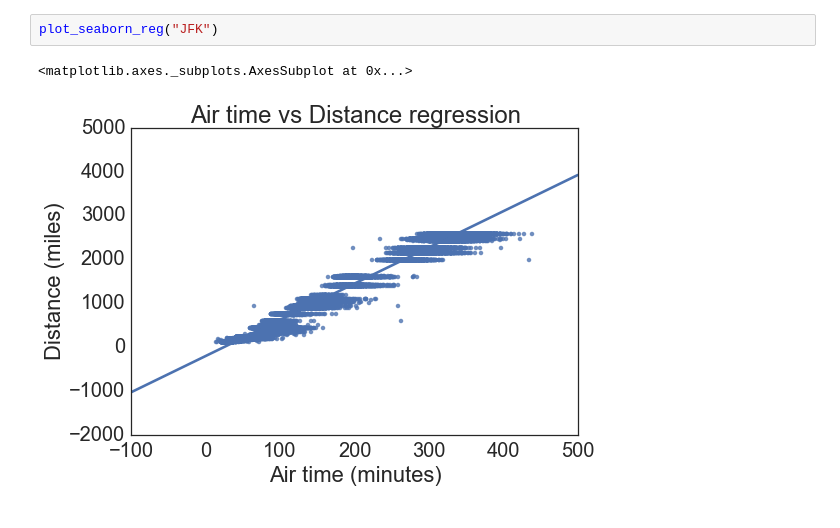
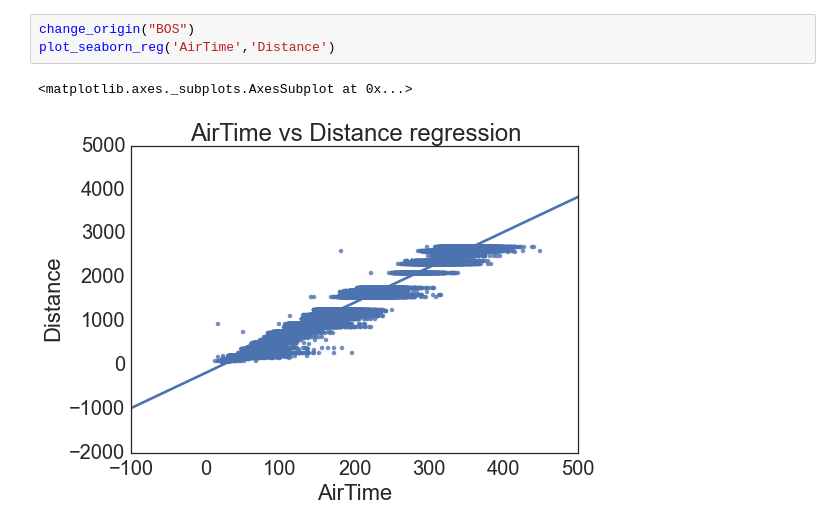
Before and after one commit to fagan2888/LinearModels-1, a Jupyter notebook: LinearModels.ipynb, the cells around one changed output. Saved outputs shown, nothing was run; the diff lists cells and outputs as text.

```diff
--- a/LinearModels.ipynb
+++ b/LinearModels.ipynb
@@ -33,5 +20,6 @@ plot_seaborn_reg("BOS")
-# %%
-plot_seaborn_reg("JFK")
-# %% [output]
-<matplotlib.axes._subplots.AxesSubplot at 0x...>
-[figure, removed]
+# %%
+change_origin("BOS")
+plot_seaborn_reg('AirTime','Distance')
+# %% [output]
+<matplotlib.axes._subplots.AxesSubplot at 0x...>
+[figure, added]
```
Also changed, not shown: parts of 17 cells of this notebook, 1 other file.
